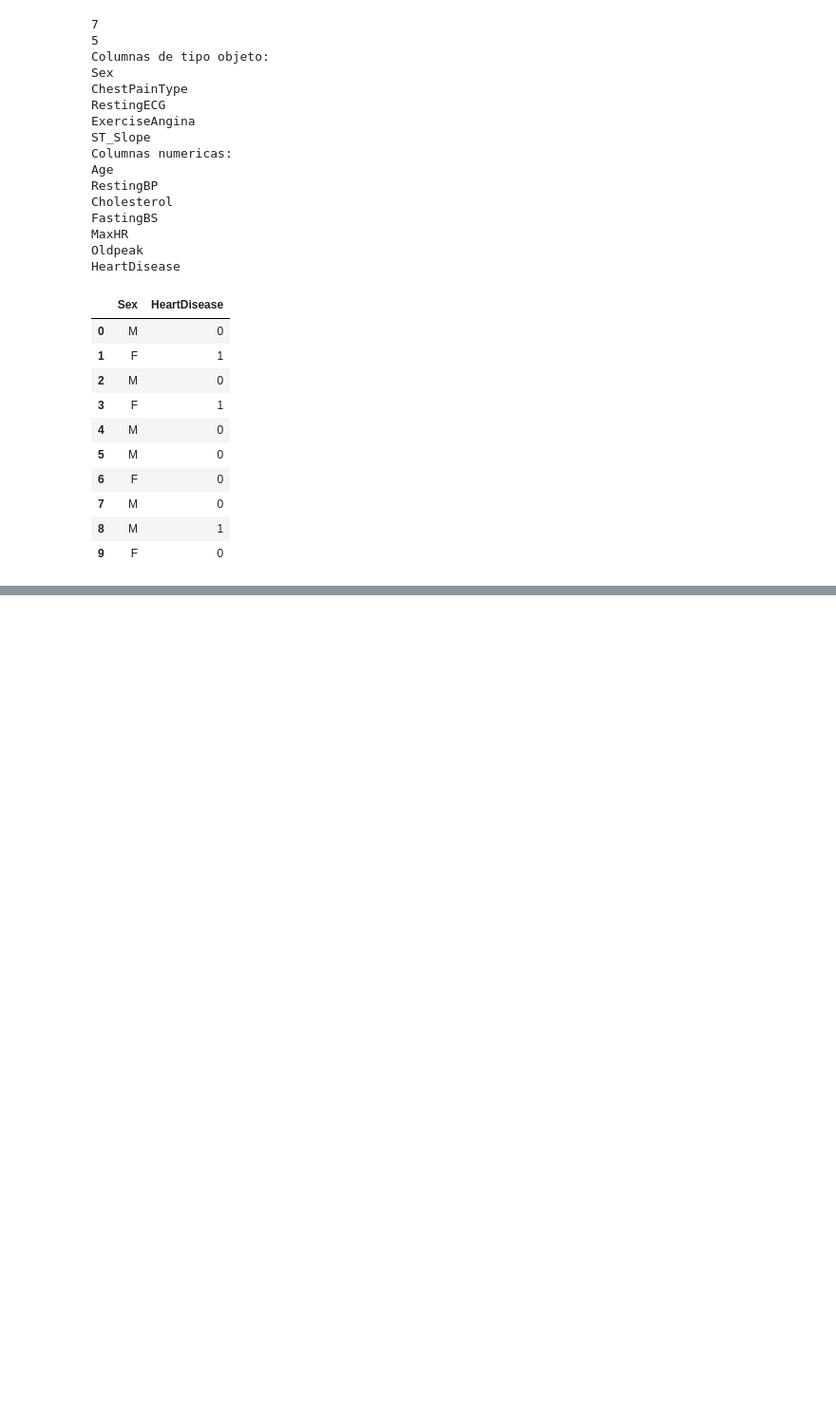
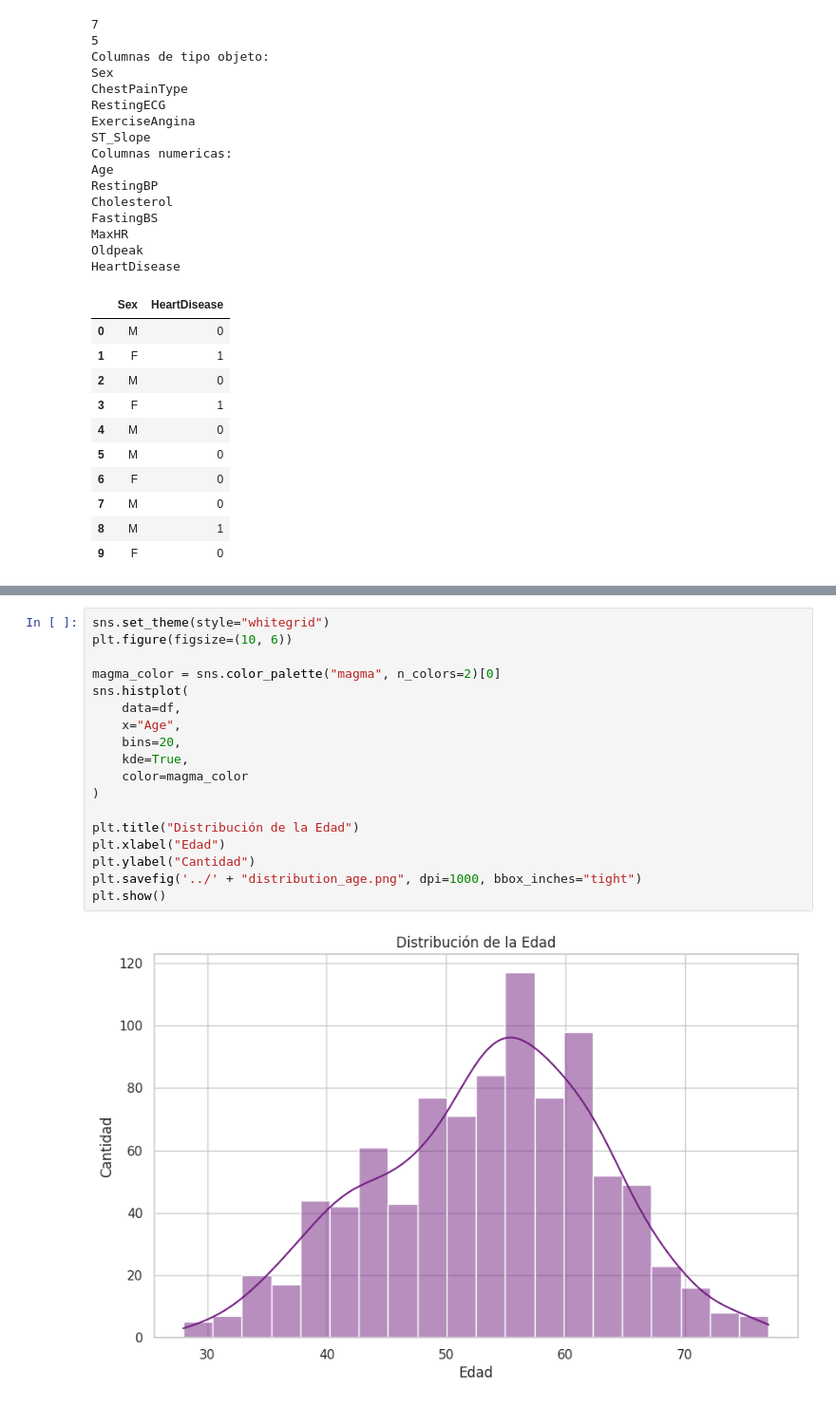
Before and after one commit to Xaiwu/heart-disease-prediction, a Jupyter notebook: notebooks/main.ipynb, the cells around one changed output, grey strips where cells are left out. Shown at 95% size. Drawn from its saved outputs; the diff is of its cells as text; blank space fills up the shorter version.

```diff
--- a/notebooks/main.ipynb
+++ b/notebooks/main.ipynb
@@ -450,0 +458,20 @@ plt.show()
+# %%
+sns.set_theme(style="whitegrid")
+plt.figure(figsize=(10, 6))
+
+magma_color = sns.color_palette("magma", n_colors=2)[0]
+sns.histplot(
+    data=df,
+    x="Age",
+    bins=20,
+    kde=True,
+    color=magma_color
+)
+
+plt.title("Distribución de la Edad")
+plt.xlabel("Edad")
+plt.ylabel("Cantidad")
+plt.savefig('../' + "distribution_age.png", dpi=1000, bbox_inches="tight")
+plt.show()
+# %% [output]
+[figure, added]
```
Also changed, not shown: parts of 24 cells of this notebook.
